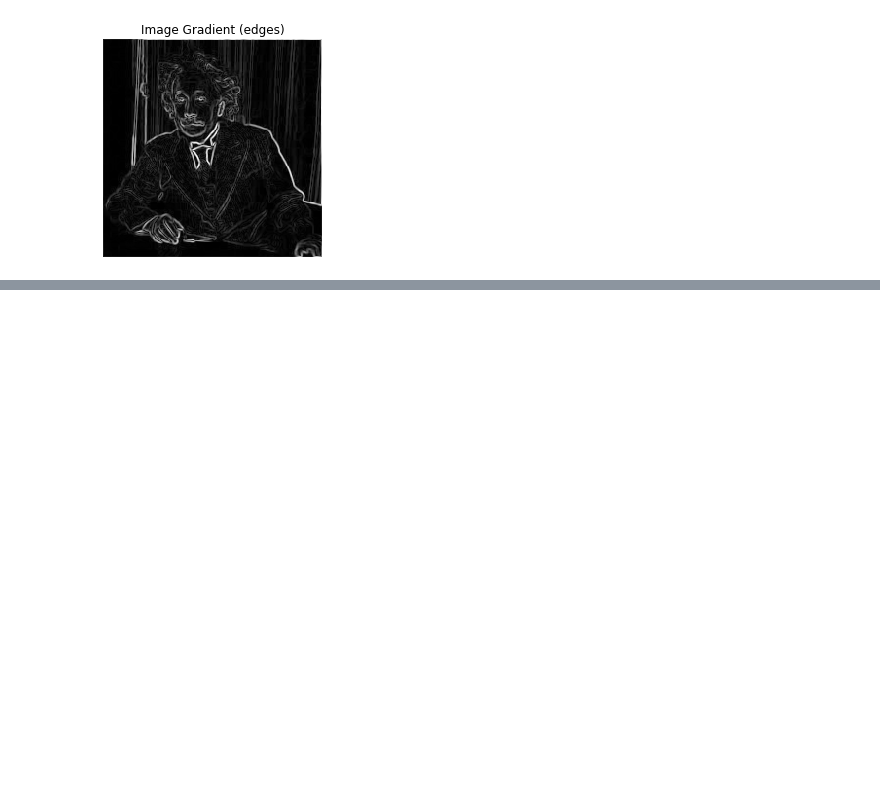
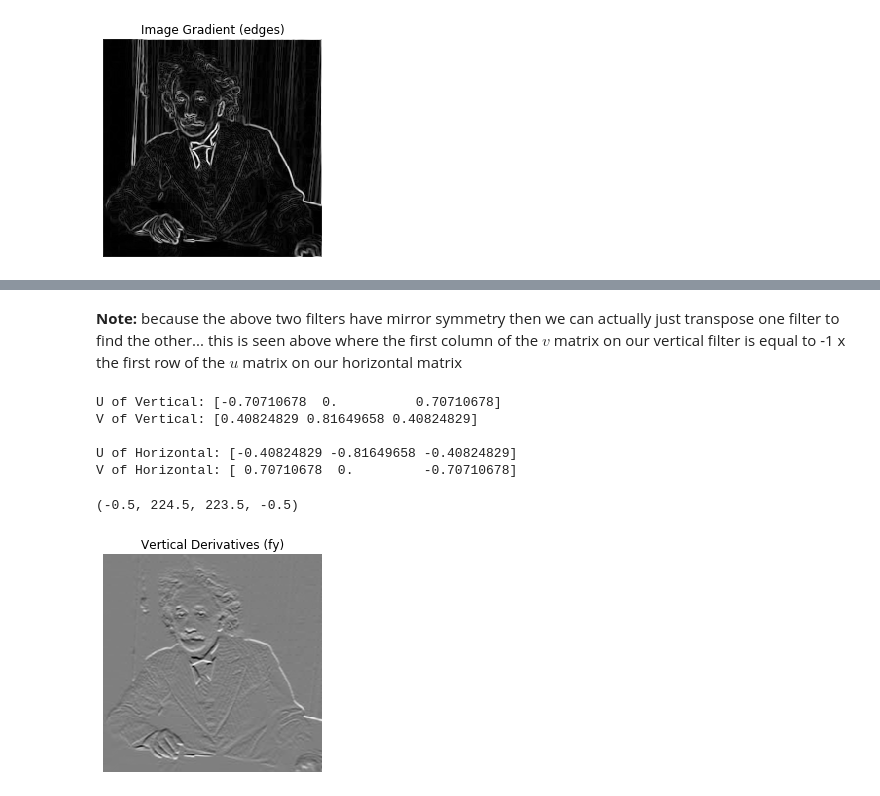
Before and after one commit to TifMoe/computer-vision-course, a Jupyter notebook: notebooks/2-image-filtering.ipynb, the cells around one changed output, grey strips where cells are left out. Cells and saved outputs as stored; diff of their text form; code cells hidden in the pictures; blank space fills up the shorter version.

```diff
--- a/notebooks/2-image-filtering.ipynb
+++ b/notebooks/2-image-filtering.ipynb
@@ -203,0 +235,12 @@ plt.axis('off')
+# %%
+# using the filters v & h and img as defined above
+uv, sv, vv = np.linalg.svd(v)
+uh, sh, vh = np.linalg.svd(h)
+
+print(f'U of Vertical Filter:\n {uv}\n')
+print(f'S of Vertical Filter:\n {sv}\n')
+print(f'V of Vertical Filter:\n {vv}\n')
+
+print(f'U of Horizontal Filter:\n {uh}\n')
+print(f'S of Horizontal Filter:\n {sh}\n')
+print(f'V of Horizontal Filter:\n {vh}\n')
@@ -203,0 +265,31 @@ plt.axis('off')
+# %% [markdown]
+**Note:** because the above two filters have mirror symmetry then we can actually just transpose one filter to find the other... this is seen above where the first column of the $v$ matrix on our vertical filter is equal to -1 x the first row of the $u$ matrix on our horizontal matrix
+# %%
+col_vfilt = uv[:,0] # first col
+row_vfilt = vv[0] # first row
+
+col_hfilt = uh[:,0]
+row_hfilt = vh[0]
+
+print(f'U of Vertical: {col_vfilt}')
+print(f'V of Vertical: {row_vfilt}\n')
+
+print(f'U of Horizontal: {col_hfilt}')
+print(f'V of Horizontal: {row_hfilt}')
+# %% [output]
+U of Vertical: [-0.70710678  0.          0.70710678]
+V of Vertical: [0.40824829 0.81649658 0.40824829]
+
+U of Horizontal: [-0.40824829 -0.81649658 -0.40824829]
+V of Horizontal: [ 0.70710678  0.         -0.70710678]
+# %%
+from scipy.signal import sepfir2d
+
+sep_vimg = sepfir2d(img, row_vfilt, col_vfilt)
+
+plt.imshow(sep_vimg, cmap='gray')
+plt.title('Vertical Derivatives (fy)')
+plt.axis('off')
+# %% [output]
+(-0.5, 224.5, 223.5, -0.5)
+[figure, added]
```
Also changed, not shown: parts of 6 cells of this notebook.
